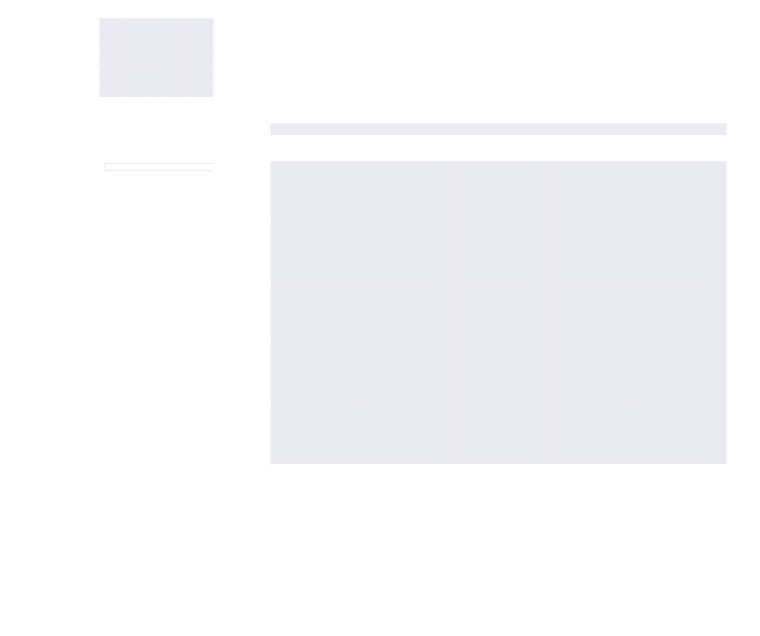
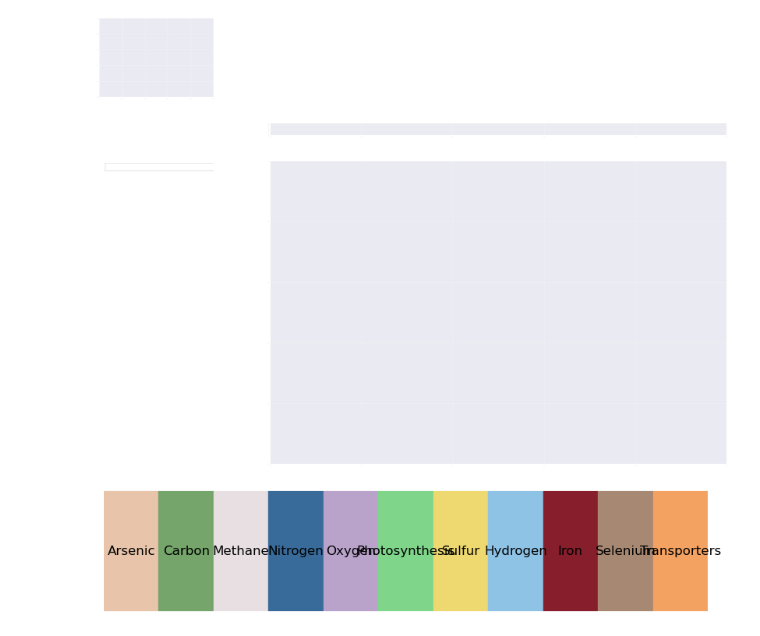
Before and after one commit to giovannellilab/faro-hmm, a Jupyter notebook: notebooks/Pipeline.ipynb, the cells around one changed output. Saved outputs shown, nothing was run; the diff lists cells and outputs as text; code cells hidden in the pictures; blank space fills up the shorter version.

Commit message:
New colour pallettes  for heatmap

```diff
--- a/notebooks/Pipeline.ipynb
+++ b/notebooks/Pipeline.ipynb
@@ -410,3 +416,42 @@ ValueError: Linkage must be computed on at least two observations.
 [figure]
 [figure]
 [figure]
+# %%
+import matplotlib.pyplot as plt
+
+def visualize_palette(color_dict):
+    # Create a figure and axis
+    fig, ax = plt.subplots(figsize=(10, 2))
+
+    # Remove axes for cleaner look
+    ax.set_axis_off()
+
+    # Iterate through the color dictionary and create color swatches
+    for i, (cycle, color) in enumerate(color_dict.items()):
+        ax.add_patch(plt.Rectangle((i, 0), 1, 1, color=color))
+        ax.text(i + 0.5, 0.5, cycle, va='center', ha='center', fontsize=12, color='black')
+
+    # Adjust the plot limits and display it
+    plt.xlim(0, len(color_dict))
+    plt.ylim(0, 1)
+    plt.show()
+
+# Example usage with Option 1:
+palette = {
+    "Arsenic": "#e8c5aaff",       # Deep Blue
+    "Carbon": "#75a56bff",        # Vibrant Yellow
+    "Methane": "#e8dfe2ff",       # Rich Green
+    "Nitrogen": "#386b9aff",      # Dark Blue
+    "Oxygen": "#b9a3cbff",        # Golden Yellow
+    "Photosynthesis": "#7fd68bff",# Soft Green
+    "Sulfur": "#edd970ff",        # Bright Yellow
+    "Hydrogen": "#8EC3E6",      # Light Sky Blue
+    "Iron": "#861f2bff",          # Earthy Brown
+    "Selenium": "#a78873ff",      # Warm Orange
+    "Transporters": "#F4A261"   # Bright White
+}
+
+# Visualize the palette
+visualize_palette(palette)
+# %% [output]
+[figure, added]
```
Also changed, not shown: parts of 7 cells of this notebook.
